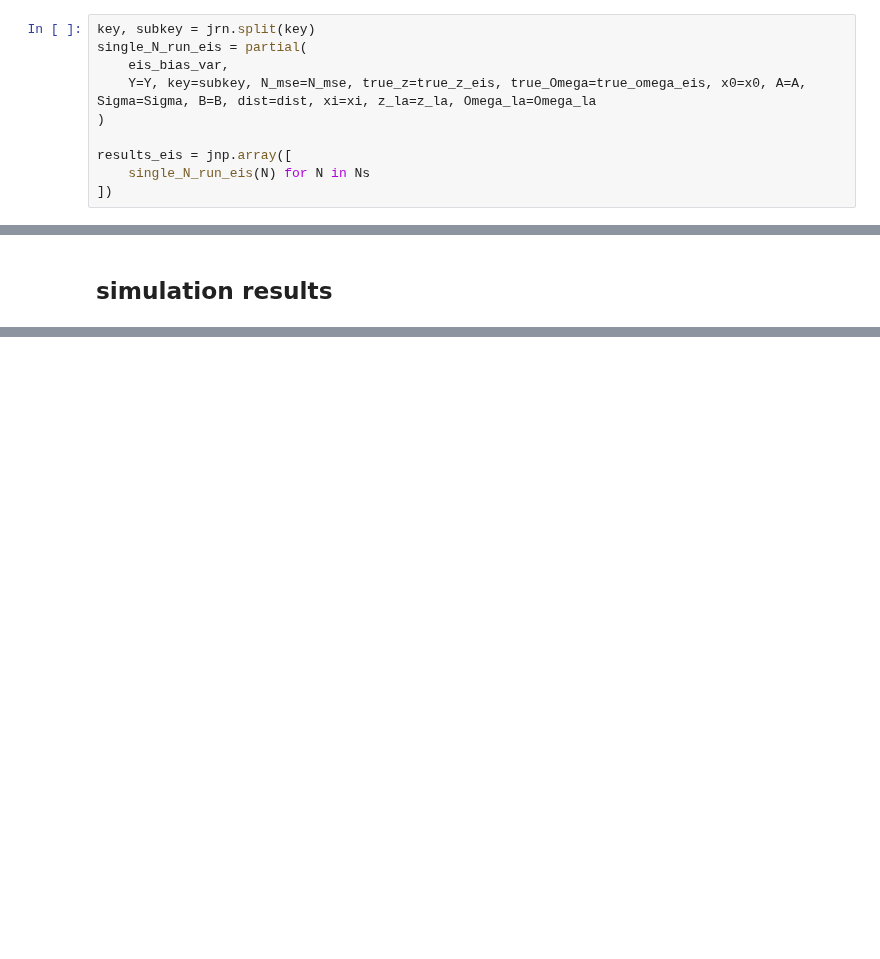
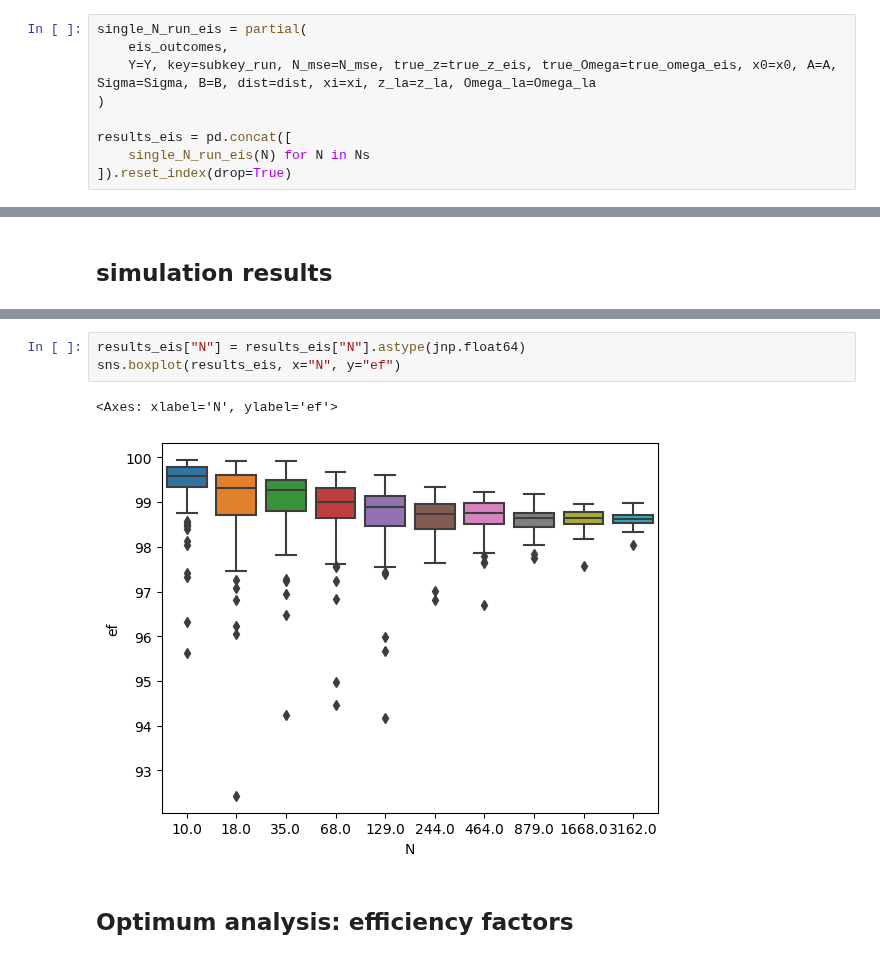
Before and after one commit to stefanheyder/dissertation, a Jupyter notebook: code/03_state_space_models/compare_ce_eis_mse.ipynb, the cells around one changed output, grey strips where cells are left out. Cells and saved outputs as stored; diff of their text form; blank space fills up the shorter version.

```diff
--- a/code/03_state_space_models/compare_ce_eis_mse.ipynb
+++ b/code/03_state_space_models/compare_ce_eis_mse.ipynb
@@ -120,15 +193,14 @@ true_z_eis, true_omega_eis = modified_efficient_importance_sampling(
     Y, x0, A, Sigma, B, xi, dist, z_la, Omega_la, 1, N_true, subkey,
 )
 # %%
-key, subkey = jrn.split(key)
 single_N_run_eis = partial(
-    eis_bias_var,
-    Y=Y, key=subkey, N_mse=N_mse, true_z=true_z_eis, true_Omega=true_omega_eis, x0=x0, A=A, Sigma=Sigma, B=B, dist=dist, xi=xi, z_la=z_la, Omega_la=Omega_la
+    eis_outcomes,
+    Y=Y, key=subkey_run, N_mse=N_mse, true_z=true_z_eis, true_Omega=true_omega_eis, x0=x0, A=A, Sigma=Sigma, B=B, dist=dist, xi=xi, z_la=z_la, Omega_la=Omega_la
 )
 
-results_eis = jnp.array([
+results_eis = pd.concat([
     single_N_run_eis(N) for N in Ns
-])
+]).reset_index(drop=True)
 # %% [markdown]
 ## CE simulation
 # %%
@@ -214,0 +277,8 @@ plt.show()
+# %%
+results_eis["N"] = results_eis["N"].astype(jnp.float64)
+sns.boxplot(results_eis, x="N", y="ef")
+# %% [output]
+<Axes: xlabel='N', ylabel='ef'>
+[figure, added]
+# %% [markdown]
+## Optimum analysis: efficiency factors
```
Also changed, not shown: parts of 14 cells of this notebook, 5 other files.
